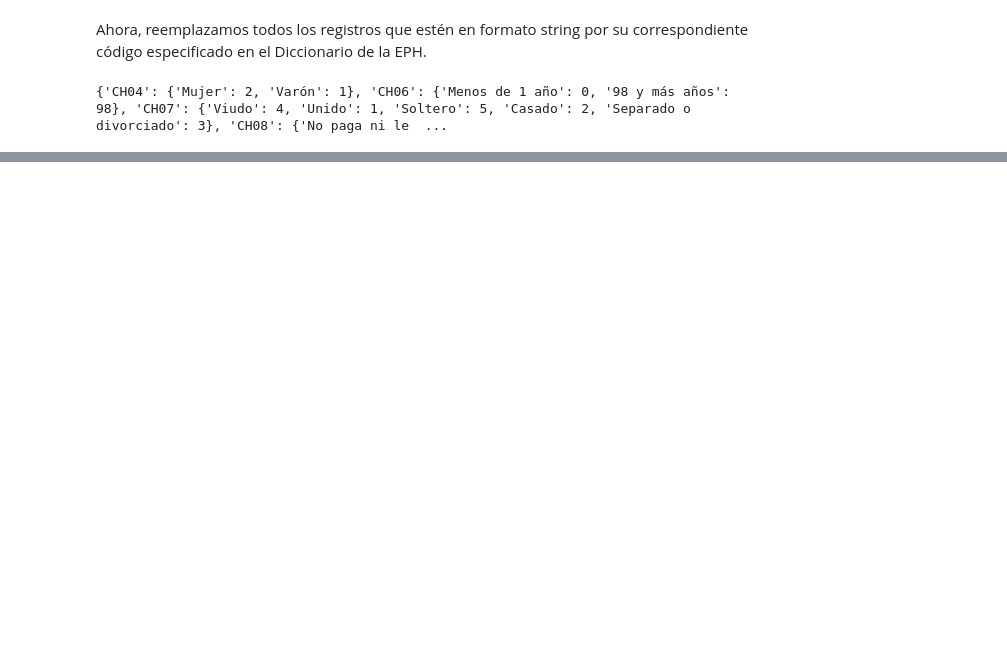
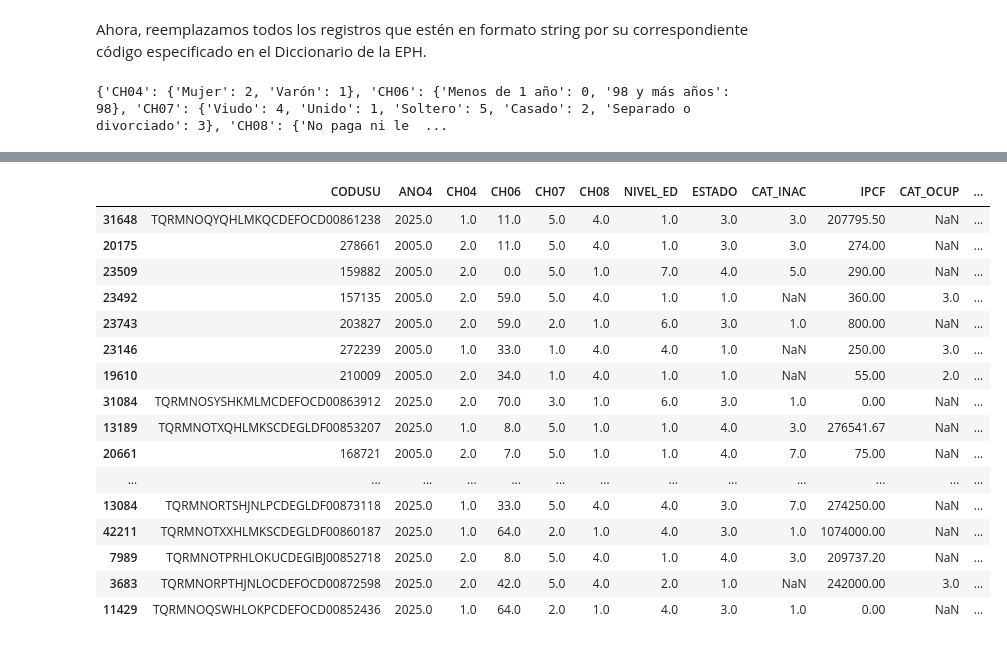
Before and after one commit to StefanoPistoia/Big-Data-Grupo-2, a Jupyter notebook: TP2/BigData_TP2_Grupo2.ipynb, the cells around one changed output, grey strips where cells are left out. Cells and saved outputs as stored; diff of their text form; code cells hidden in the pictures; blank space fills up the shorter version.

```diff
--- a/TP2/BigData_TP2_Grupo2.ipynb
+++ b/TP2/BigData_TP2_Grupo2.ipynb
@@ -353,0 +455,4 @@ db_recorte.head(25)
+# %%
+for columna, reemplazos in mapeo_dicc_2.items():
+    for valor_original, valor_nuevo in reemplazos.items():
+        db_recorte.loc[db_recorte[columna] == valor_original, columna] = valor_nuevo
@@ -353,0 +487,3 @@ db_recorte.head(25)
+# %%
+for col in db_recorte.columns[1:]:
+    db_recorte[col] = db_recorte[col].astype(float)
@@ -353,0 +511,16 @@ db_recorte.head(25)
+# %%
+# Crear diccionario de verificación para las 3 columnas elegidas que traen información sobre los ingresos
+verificacion = {}
+columnas_objetivo = ['IPCF','P21','T_VI']
+
+def chequeo():
+    for col in columnas_objetivo:
+            valores_unicos = db_recorte[col].unique()
+            valores_negativos = [val for val in valores_unicos if not pd.isna(val) and val < 0]
+            verificacion[col] = valores_negativos
+
+    print("Valores negativos restantes:")
+    for col, valores in verificacion.items():
+        print(f"{col}: {valores}")
+
+chequeo()
@@ -353,0 +532,3 @@ db_recorte.head(25)
+# %%
+for col in columnas_objetivo:
+    db_recorte[db_recorte[columnas_objetivo] == np.float64(-9.0)] = np.nan
@@ -353,0 +570,20 @@ db_recorte.head(25)
+# %%
+db_recorte.sample(20)
+# %% [output]
+|  | CODUSU | ANO4 | CH04 | CH06 | CH07 | CH08 | NIVEL_ED | ESTADO | CAT_INAC | IPCF | CAT_OCUP | ... |
+| 31648 | TQRMNOQYQHLMKQCDEFOCD00861238 | 2025.0 | 1.0 | 11.0 | 5.0 | 4.0 | 1.0 | 3.0 | 3.0 | 207795.50 | NaN | ... |
+| 20175 | 278661 | 2005.0 | 2.0 | 11.0 | 5.0 | 4.0 | 1.0 | 3.0 | 3.0 | 274.00 | NaN | ... |
+| 23509 | 159882 | 2005.0 | 2.0 | 0.0 | 5.0 | 1.0 | 7.0 | 4.0 | 5.0 | 290.00 | NaN | ... |
+| 23492 | 157135 | 2005.0 | 2.0 | 59.0 | 5.0 | 4.0 | 1.0 | 1.0 | NaN | 360.00 | 3.0 | ... |
+| 23743 | 203827 | 2005.0 | 2.0 | 59.0 | 2.0 | 1.0 | 6.0 | 3.0 | 1.0 | 800.00 | NaN | ... |
+| 23146 | 272239 | 2005.0 | 1.0 | 33.0 | 1.0 | 4.0 | 4.0 | 1.0 | NaN | 250.00 | 3.0 | ... |
+| 19610 | 210009 | 2005.0 | 2.0 | 34.0 | 1.0 | 4.0 | 1.0 | 1.0 | NaN | 55.00 | 2.0 | ... |
+| 31084 | TQRMNOSYSHKMLMCDEFOCD00863912 | 2025.0 | 2.0 | 70.0 | 3.0 | 1.0 | 6.0 | 3.0 | 1.0 | 0.00 | NaN | ... |
+| 13189 | TQRMNOTXQHLMKSCDEGLDF00853207 | 2025.0 | 1.0 | 8.0 | 5.0 | 1.0 | 1.0 | 4.0 | 3.0 | 276541.67 | NaN | ... |
+| 20661 | 168721 | 2005.0 | 2.0 | 7.0 | 5.0 | 1.0 | 1.0 | 4.0 | 7.0 | 75.00 | NaN | ... |
+| ... | ... | ... | ... | ... | ... | ... | ... | ... | ... | ... | ... | ... |
+| 13084 | TQRMNORTSHJNLPCDEGLDF00873118 | 2025.0 | 1.0 | 33.0 | 5.0 | 4.0 | 4.0 | 3.0 | 7.0 | 274250.00 | NaN | ... |
+| 42211 | TQRMNOTXXHLMKSCDEGLDF00860187 | 2025.0 | 1.0 | 64.0 | 2.0 | 1.0 | 4.0 | 3.0 | 1.0 | 1074000.00 | NaN | ... |
+| 7989 | TQRMNOTPRHLOKUCDEGIBJ00852718 | 2025.0 | 2.0 | 8.0 | 5.0 | 4.0 | 1.0 | 4.0 | 3.0 | 209737.20 | NaN | ... |
+| 3683 | TQRMNORPTHJNLOCDEFOCD00872598 | 2025.0 | 2.0 | 42.0 | 5.0 | 4.0 | 2.0 | 1.0 | NaN | 242000.00 | 3.0 | ... |
+| 11429 | TQRMNOQSWHLOKPCDEFOCD00852436 | 2025.0 | 1.0 | 64.0 | 2.0 | 1.0 | 4.0 | 3.0 | 1.0 | 0.00 | NaN | ... |
```
Also changed, not shown: parts of 20 cells of this notebook.
